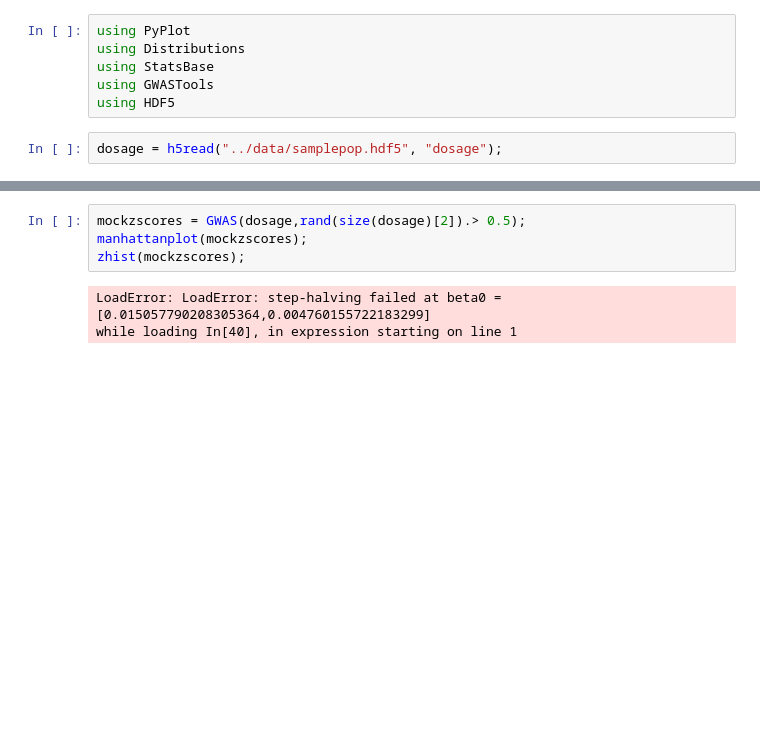
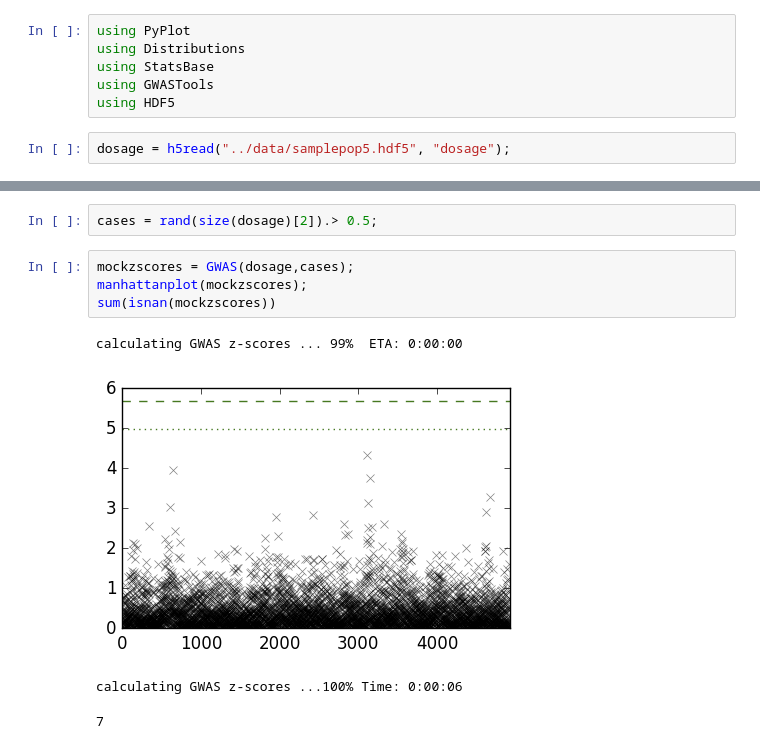
Before and after one commit to jonalm/FakeGeno, a Jupyter notebook: notebooks/casecontrol.ipynb, the cells around one changed output, grey strips where cells are left out. Cells and saved outputs as stored; diff of their text form; blank space fills up the shorter version.

```diff
--- a/notebooks/casecontrol.ipynb
+++ b/notebooks/casecontrol.ipynb
@@ -5,4 +5,4 @@ using StatsBase
 using GWASTools
 using HDF5
 # %%
-dosage = h5read("../data/samplepop.hdf5", "dosage");
+dosage = h5read("../data/samplepop5.hdf5", "dosage");
@@ -70,10 +77,14 @@ calculating GWAS z-scores ...100% Time: 0:00:01
 # %%
-mockzscores = GWAS(dosage,rand(size(dosage)[2]).> 0.5);
-manhattanplot(mockzscores);
-zhist(mockzscores);
+cases = rand(size(dosage)[2]).> 0.5;
-# %% [output]
-LoadError: LoadError: step-halving failed at beta0 = [0.015057790208305364,0.004760155722183299]
-while loading In[40], in expression starting on line 1
+# %%
+mockzscores = GWAS(dosage,cases);
+manhattanplot(mockzscores);
+sum(isnan(mockzscores))
+# %% [output]
+calculating GWAS z-scores ... 99%  ETA: 0:00:00
+[figure, added]
+calculating GWAS z-scores ...100% Time: 0:00:06
+7
 # %%
 probhist(z2p(zscores))
 probhist(z2p(mockzscores))
```
Also changed, not shown: parts of 15 cells of this notebook, 4 other files.
